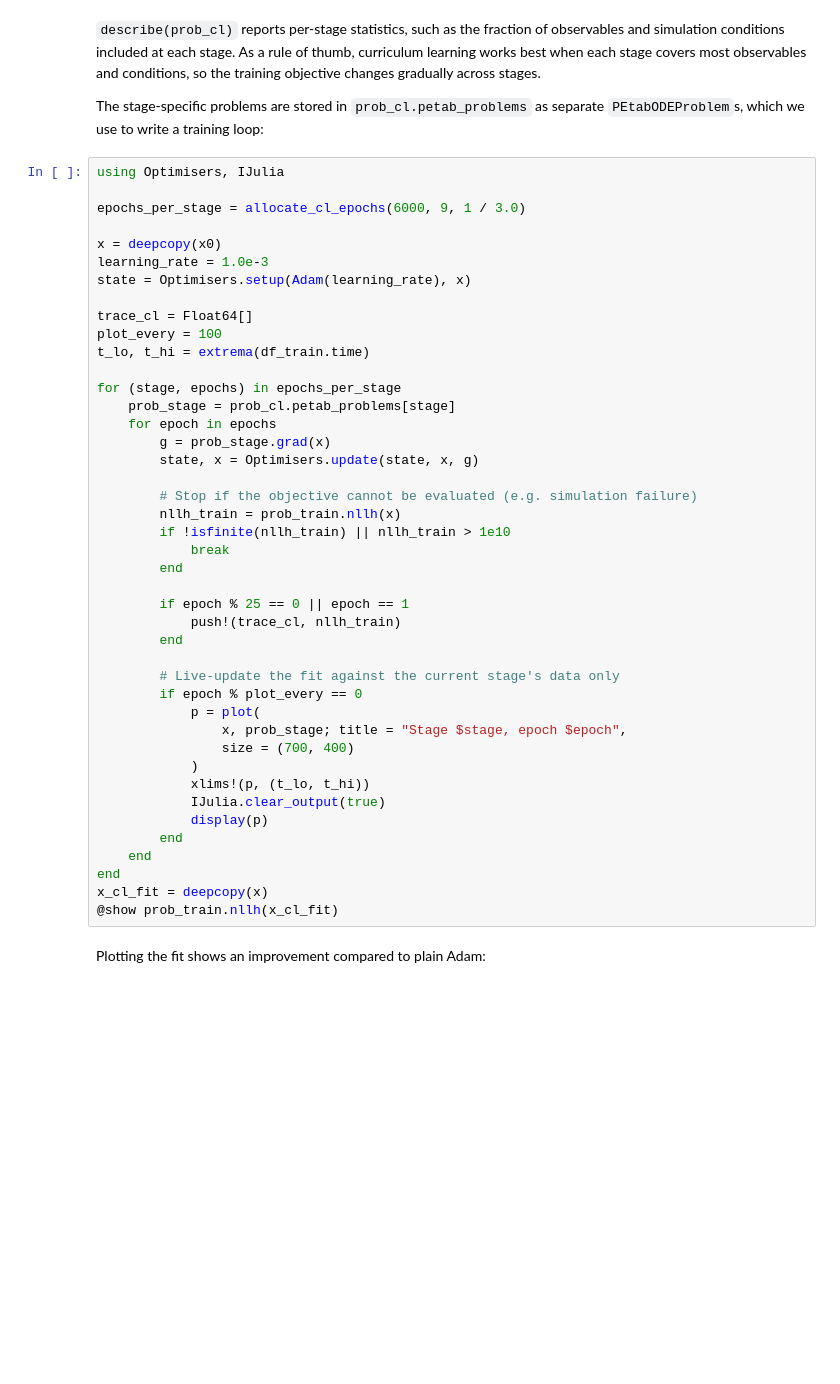
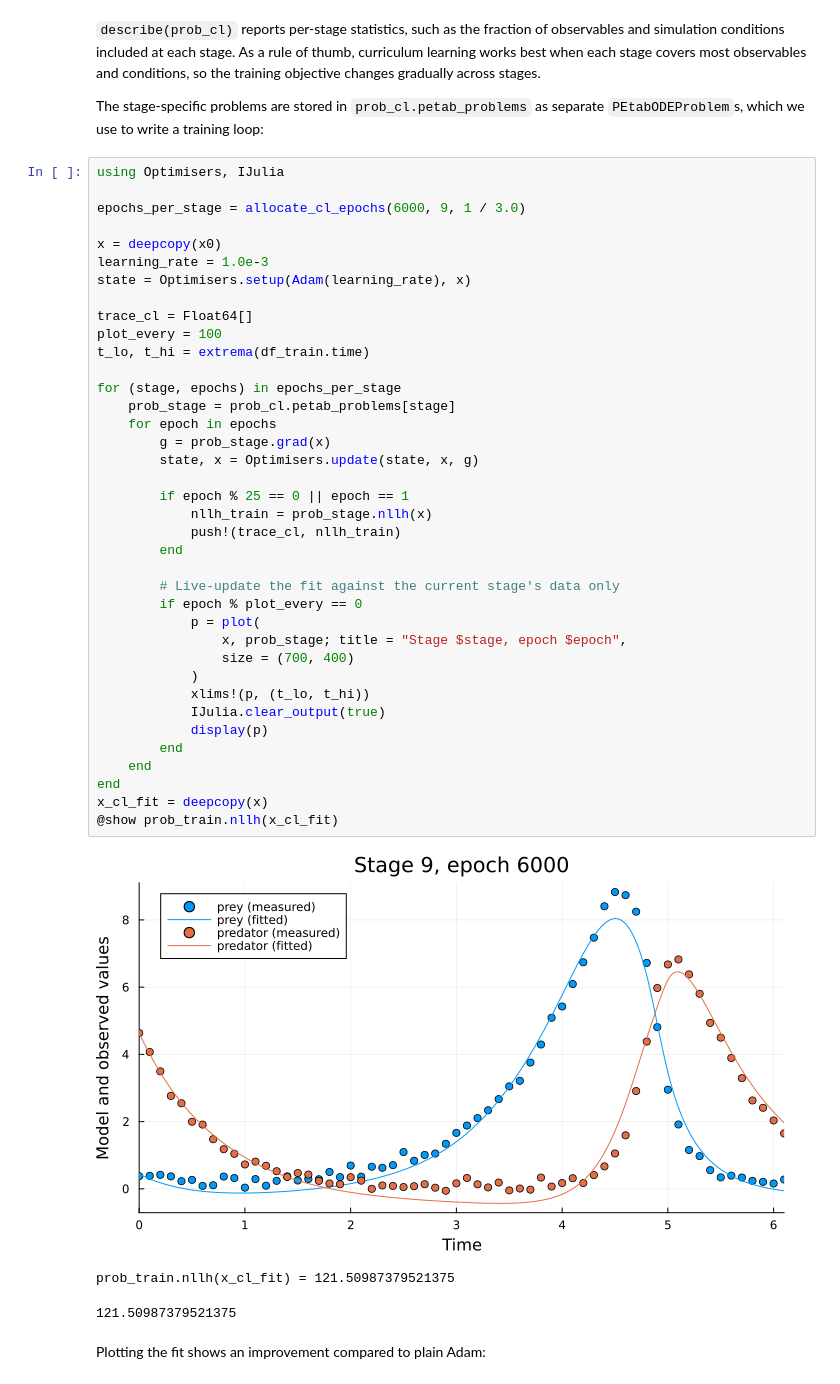
Before and after one commit to TorkelE/Catalyst-PEtab-Workshop-ECTMB-SMB-2026, a Jupyter notebook: part_Å_petab_sciml.ipynb, the cells around one changed output. Cells and saved outputs as stored; diff of their text form; blank space fills up the shorter version.

```diff
--- a/part_Å_petab_sciml.ipynb
+++ b/part_Å_petab_sciml.ipynb
@@ -376,39 +483,38 @@ learning_rate = 1.0e-3
 state = Optimisers.setup(Adam(learning_rate), x)
 
 trace_cl = Float64[]
 plot_every = 100
 t_lo, t_hi = extrema(df_train.time)
 
 for (stage, epochs) in epochs_per_stage
     prob_stage = prob_cl.petab_problems[stage]
     for epoch in epochs
         g = prob_stage.grad(x)
         state, x = Optimisers.update(state, x, g)
 
-        # Stop if the objective cannot be evaluated (e.g. simulation failure)
-        nllh_train = prob_train.nllh(x)
-        if !isfinite(nllh_train) || nllh_train > 1e10
-            break
-        end
-
         if epoch % 25 == 0 || epoch == 1
+            nllh_train = prob_stage.nllh(x)
             push!(trace_cl, nllh_train)
         end
 
         # Live-update the fit against the current stage's data only
         if epoch % plot_every == 0
             p = plot(
                 x, prob_stage; title = "Stage $stage, epoch $epoch",
                 size = (700, 400)
             )
             xlims!(p, (t_lo, t_hi))
             IJulia.clear_output(true)
             display(p)
         end
     end
 end
 x_cl_fit = deepcopy(x)
 @show prob_train.nllh(x_cl_fit)
+# %% [output]
+[figure, added]
+prob_train.nllh(x_cl_fit) = 121.50987379521375
+121.50987379521375
 # %% [markdown]
 Plotting the fit shows an improvement compared to plain Adam:
 # %%
```
Also changed, not shown: parts of 27 cells of this notebook.
